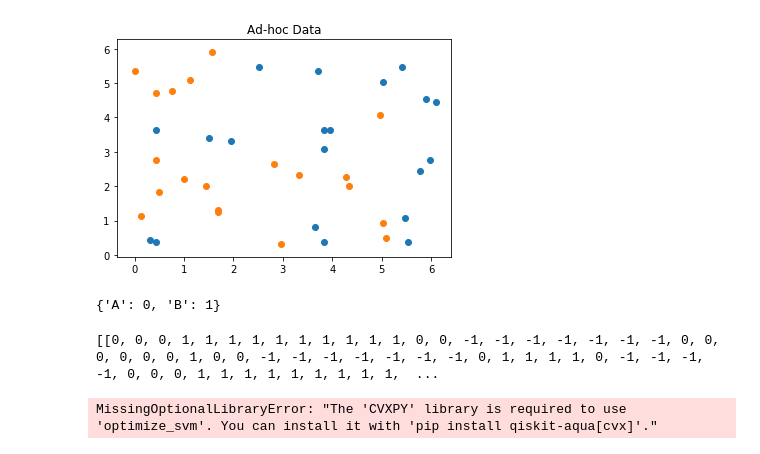
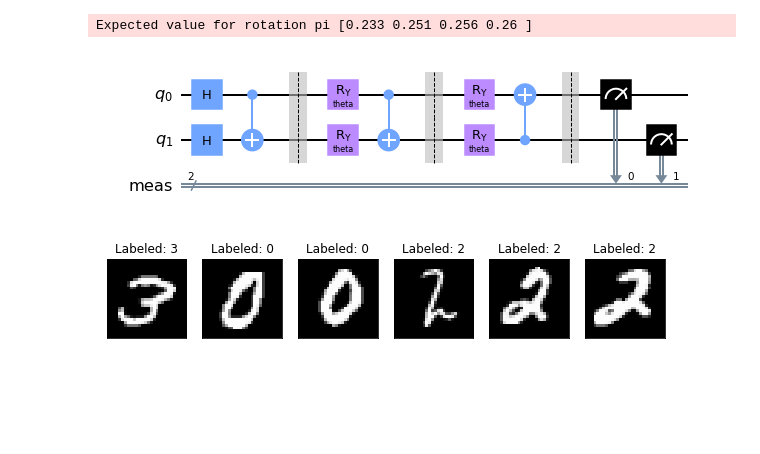
Before and after one commit to JoshR220/HC59_Final_Project, a Jupyter notebook: Untitled.ipynb, the cells around one changed output. Cells and saved outputs as stored; diff of their text form; code cells hidden in the pictures; blank space fills up the shorter version.

```diff
--- a/Untitled.ipynb
+++ b/Untitled.ipynb
@@ -13,45 +0,0 @@ aqua_globals.random_seed=seed
-# %%
-from qiskit.ml.datasets import ad_hoc_data, sample_ad_hoc_data
-
-feature_dim=2
-sample_total, training_input, test_input, class_labels=ad_hoc_data(
-training_size=20,
-test_size=20,
-n=feature_dim,
-gap=0.3,
-plot_data=True)
-
-extra_test_data=sample_ad_hoc_data(
-sample_total, 10, n=feature_dim)
-
-datapoints, class_to_label= split_dataset_to_data_and_labels(extra_test_data)
-print(class_to_label)
-# %% [output]
-[figure, removed]
-{'A': 0, 'B': 1}
-# %%
-print(sample_total)
-# %% [output]
-[[0, 0, 0, 1, 1, 1, 1, 1, 1, 1, 1, 1, 1, 0, 0, -1, -1, -1, -1, -1, -1, -1, 0, 0, 0, 0, 0, 0, 1, 0, 0, -1, -1, -1, -1, -1, -1, -1, 0, 1, 1, 1, 1, 0, -1, -1, -1, -1, 0, 0, 0, 1, 1, 1, 1, 1, 1, 1, 1, 1,  ...
-# %%
-feature_map=ZZFeatureMap(feature_dimension=feature_dim,
-                       reps=2,
-                       entanglement="linear")
-
-qsvm=QSVM(feature_map, training_input, test_input, datapoints[0])
-
-backend=BasicAer.get_backend('qasm_simulator')
-quantum_instance=QuantumInstance(backend, shots=1024, seed_simulator=seed,
-seed_transpiler=seed)
-
-result=qsvm.run(quantum_instance)
-
-print(f'Testing success ratio: {result["testing_accuracy"]}')
-print()
-print('Prediction from datapoints set:')
-print(f'  ground truth: {map_label_to_class_name(datapoints[1], qsvm.label_to_class)}')
-print(f'  prediction:   {result["predicted_classes"]}')
-predicted_labels = result["predicted_labels"]
-print(f'  success rate: {100*np.count_nonzero(predicted_labels == datapoints[1])/len(predicted_labels)}%')
-# %% [output]
-MissingOptionalLibraryError: "The 'CVXPY' library is required to use 'optimize_svm'. You can install it with 'pip install qiskit-aqua[cvx]'."
@@ -57,0 +78,10 @@ MissingOptionalLibraryError: "The 'CVXPY' library is required to use 'optimize_s
+# %%
+
+simulator = qiskit.Aer.get_backend('qasm_simulator')
+
+circuit = QuantumCircuit(2, simulator, 1000)
+print('Expected value for rotation pi {}'.format(circuit.run([np.pi, np.pi])))
+circuit._circuit.draw(output="mpl", filename="twoQuibitCircuit.jpg")
+# %% [output]
+Expected value for rotation pi [0.233 0.251 0.256 0.26 ]
+[figure, added]
@@ -57,0 +170,17 @@ MissingOptionalLibraryError: "The 'CVXPY' library is required to use 'optimize_s
+# %%
+n_samples_show = 6
+
+data_iter = iter(train_loader)
+fig, axes = plt.subplots(nrows=1, ncols=n_samples_show, figsize=(10, 3))
+
+while n_samples_show > 0:
+    images, targets = next(data_iter)
+
+    axes[n_samples_show - 1].imshow(images[0].numpy().squeeze(), cmap='gray')
+    axes[n_samples_show - 1].set_xticks([])
+    axes[n_samples_show - 1].set_yticks([])
+    axes[n_samples_show - 1].set_title("Labeled: {}".format(targets.item()))
+
+    n_samples_show -= 1
+# %% [output]
+[figure, added]
```
Also changed, not shown: parts of 13 cells of this notebook.
